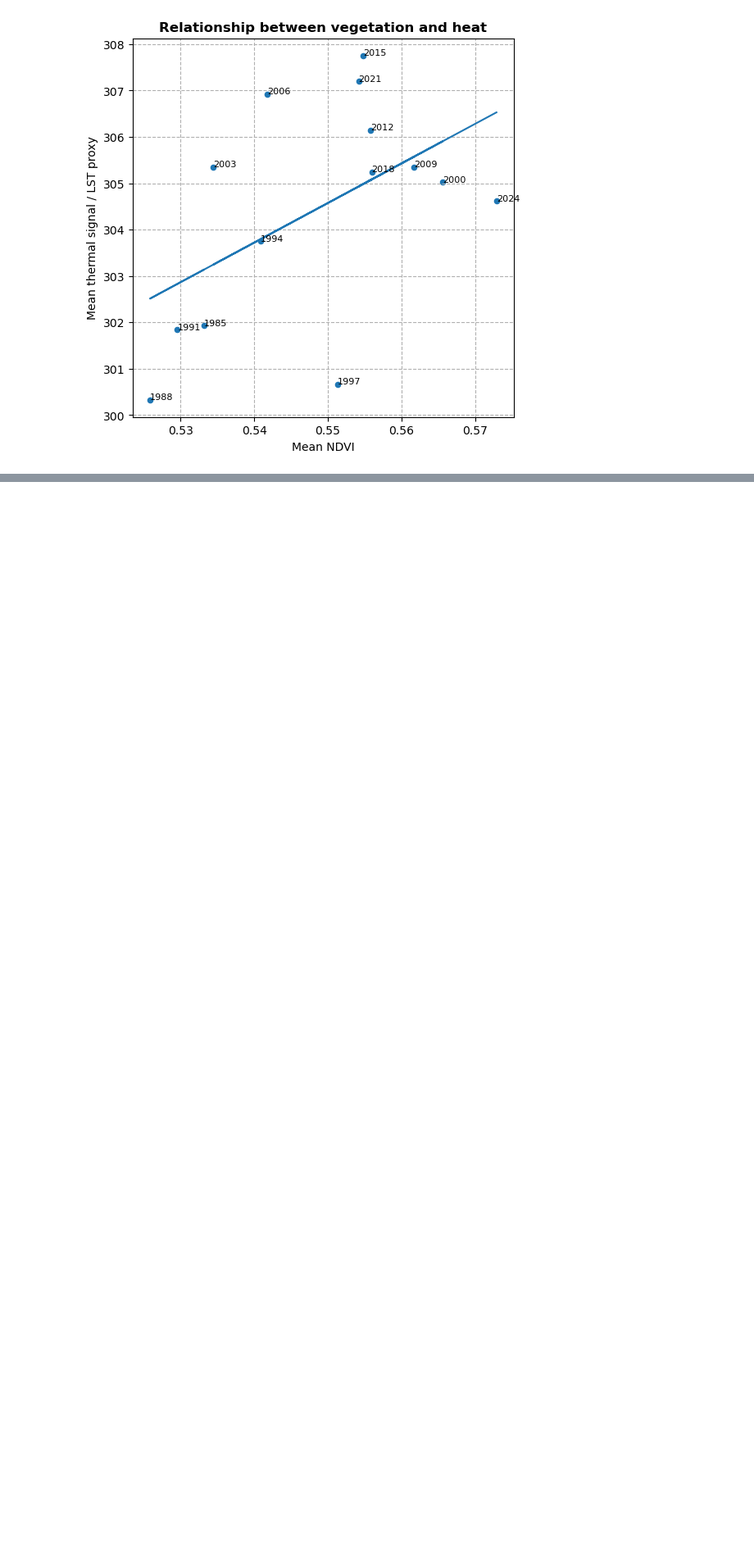
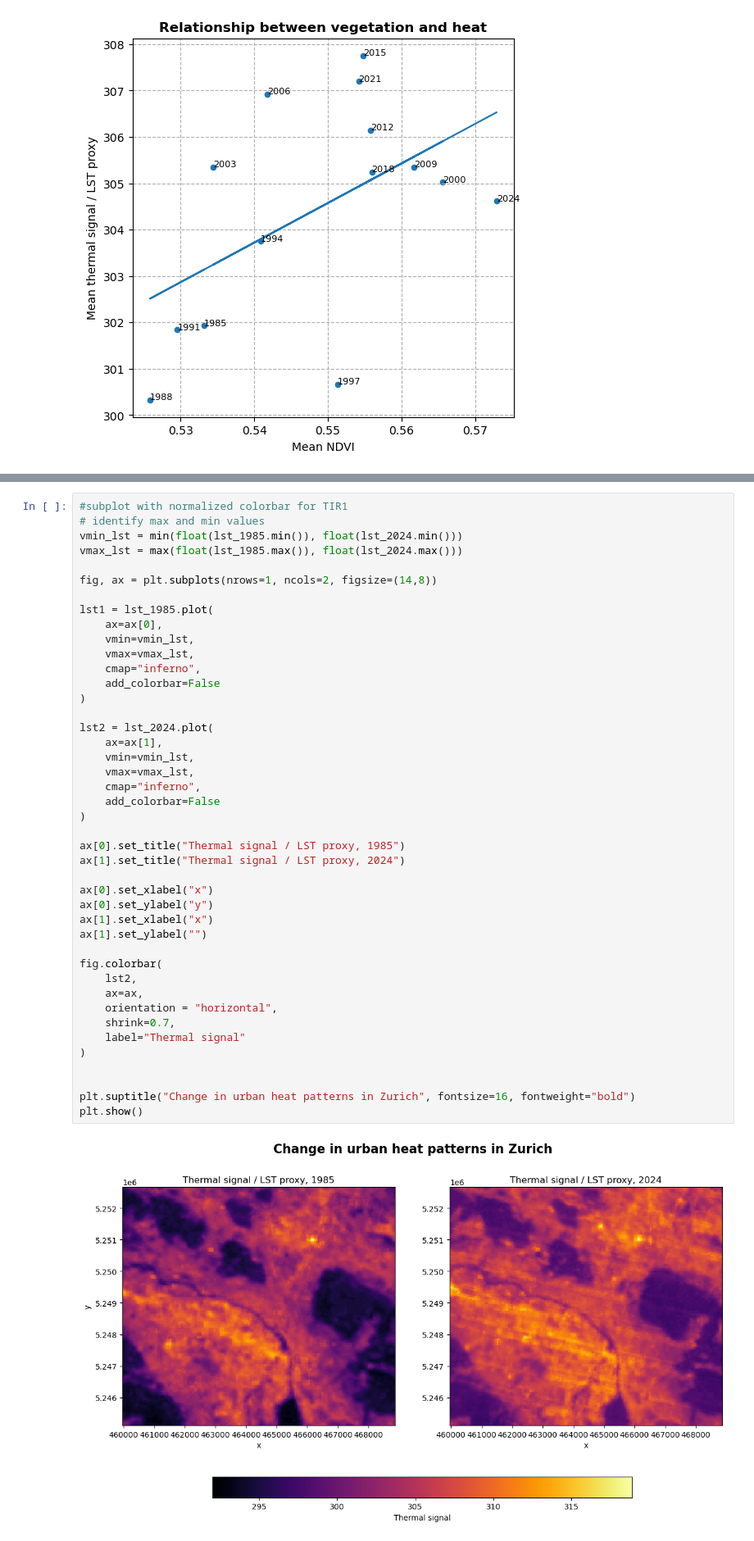
Before and after one commit to silhoe/SDS_project, a Jupyter notebook: notebooks/Project3_new.ipynb, the cells around one changed output, grey strips where cells are left out. Shown at 82% size. Cells and saved outputs as stored; diff of their text form; blank space fills up the shorter version.

```diff
--- a/notebooks/Project3_new.ipynb
+++ b/notebooks/Project3_new.ipynb
@@ -213,0 +308,45 @@ plt.show()
+# %%
+#subplot with normalized colorbar for TIR1
+# identify max and min values
+vmin_lst = min(float(lst_1985.min()), float(lst_2024.min()))
+vmax_lst = max(float(lst_1985.max()), float(lst_2024.max()))
+
+fig, ax = plt.subplots(nrows=1, ncols=2, figsize=(14,8))
+
+lst1 = lst_1985.plot(
+    ax=ax[0],
+    vmin=vmin_lst,
+    vmax=vmax_lst,
+    cmap="inferno",
+    add_colorbar=False
+)
+
+lst2 = lst_2024.plot(
+    ax=ax[1],
+    vmin=vmin_lst,
+    vmax=vmax_lst,
+    cmap="inferno",
+    add_colorbar=False
+)
+
+ax[0].set_title("Thermal signal / LST proxy, 1985")
+ax[1].set_title("Thermal signal / LST proxy, 2024")
+
+ax[0].set_xlabel("x")
+ax[0].set_ylabel("y")
+ax[1].set_xlabel("x")
+ax[1].set_ylabel("")
+
+fig.colorbar(
+    lst2,
+    ax=ax,
+    orientation = "horizontal",
+    shrink=0.7,
+    label="Thermal signal"
+)
+
+
+plt.suptitle("Change in urban heat patterns in Zurich", fontsize=16, fontweight="bold")
+plt.show()
+# %% [output]
+[figure, added]
```
Also changed, not shown: parts of 4 cells of this notebook.
